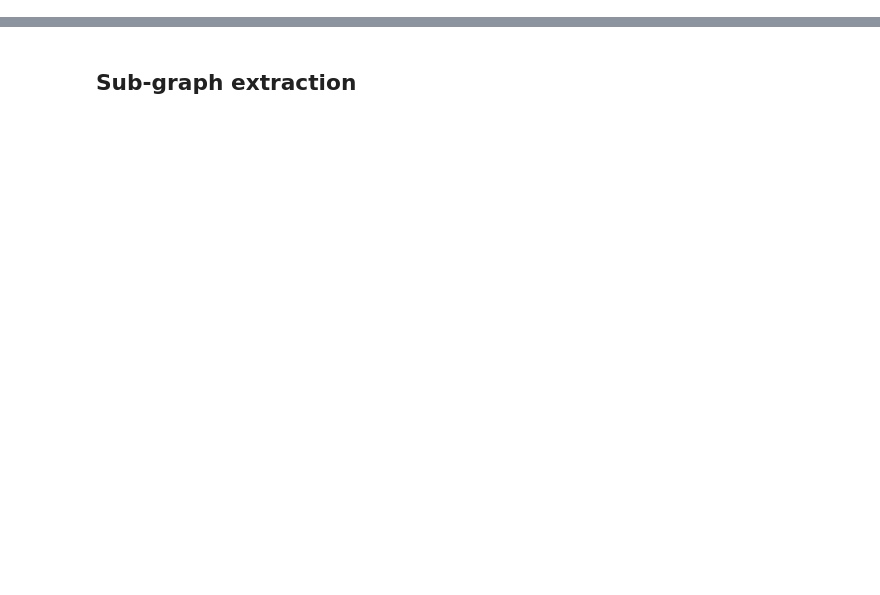
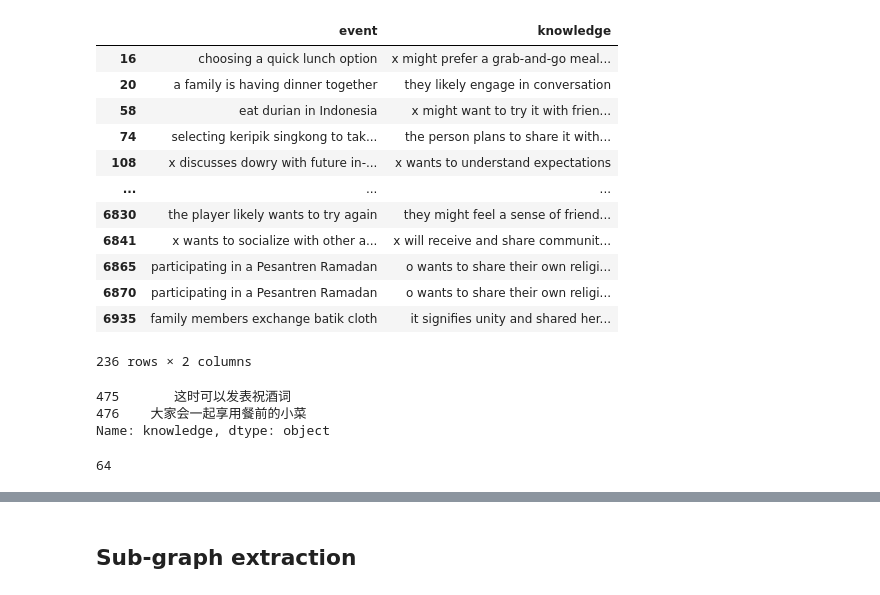
Before and after one commit to JuniorTonga/Cultural_Commonsense_Knowledge_Graph, a Jupyter notebook: notebooks/analysis.ipynb, the cells around one changed output, grey strips where cells are left out. Saved outputs shown, nothing was run; the diff lists cells and outputs as text; code cells hidden in the pictures; blank space fills up the shorter version.

Commit message:
quick changes

```diff
--- a/notebooks/analysis.ipynb
+++ b/notebooks/analysis.ipynb
@@ -8,8 +8,50 @@ from tqdm import tqdm
 import os
 # %%
 # expanded commonsense dataset
-commonsense_data=pd.read_excel('/Users/juniorcedrictonga/RA_MBZUAI/new_prompt_test.xlsx',sheet_name='China')
-commonsense_data
+commonsense_data=pd.read_excel('/Users/juniorcedrictonga/RA_MBZUAI/Cultural_Commonsense_Knowledge_Graph/results/monolingual_extension.xlsx',sheet_name='Indonesia')
+#commonsense_data.duplicated()
+#commonsense_data[commonsense_data.duplicated()]
+commonsense_data=commonsense_data[['event','knowledge']]
+duplicates = commonsense_data[commonsense_data.duplicated(keep=False)]
+duplicates
+# %% [output]
+|  | event | knowledge |
+| 16 | choosing a quick lunch option | x might prefer a grab-and-go meal... |
+| 20 | a family is having dinner together | they likely engage in conversation |
+| 58 | eat durian in Indonesia | x might want to try it with frien... |
+| 74 | selecting keripik singkong to tak... | the person plans to share it with... |
+| 108 | x discusses dowry with future in-... | x wants to understand expectations |
+| ... | ... | ... |
+| 6830 | the player likely wants to try again | they might feel a sense of friend... |
+| 6841 | x wants to socialize with other a... | x will receive and share communit... |
+| 6865 | participating in a Pesantren Ramadan | o wants to share their own religi... |
+| 6870 | participating in a Pesantren Ramadan | o wants to share their own religi... |
+| 6935 | family members exchange batik cloth | it signifies unity and shared her... |
+236 rows × 2 columns
+# %%
+def get_valeur(df, element):
+    return df.loc[df['event'] == element, 'knowledge'].values[0]
+
+valeur = get_valeur(commonsense_data, '其他人会回应并一起举杯')
+print(valeur)
+# %% [output]
+475       这时可以发表祝酒词
+476    大家会一起享用餐前的小菜
+Name: knowledge, dtype: object
+# %%
+england_sub_topics=['breakfast','dinner','traditional foods and beverages','cutlery','cooking ware', 'fruit', 'food souvenirs', 'snacks',
+               'wedding location', 'wedding dowry', 'traditions before marriage', 'traditions when getting married', 'traditions after marriage',
+               'men’s wedding clothes', 'women’s wedding clothes', 'songs and activities during the wedding', 'invited guests at a wedding', 'gift brought to weddings', 'food at a wedding',
+                'eating habit', 'greetings habits', 'financial habits (saving, debit/credit)', 'punctuality habits', 'cleanliness habits', 'shower time habits', 'transportation habits',
+                'popular sports','musical instruments', 'folks songs', 'traditional dances', 'use of art at certain events', 'poetry or similar literature',
+               'morning activities', 'afternoon activities', 'evening activities', 'Leisure and relaxation activities', 'Household activities (cleaning, home management)',
+                 'relationships within the main family', 'relationships in the extended family', 'relations with society/neighbors', 'clan/descendant system',
+                 'traditions during pregnancy', 'traditions after birth', 'how to care for a newborn baby', 'how to care for toddlers', 'how to care for teenagers', 'parents and children interactions as adults', 'when death occurs', 'the process of dealing with a corpse', 'traditions after the body is buried', 'the clothes of the mourners','inheritance matters',
+                'traditions before religious holidays', 'traditions leading up to religious holidays', 'traditions during religious holidays', 'traditions after holidays',
+               'traditional game types','regular religious activities', 'mystical things', 'traditional ceremonies', 'lifestyle', 'self care', 'traditional medicine', 'traditional sayings']
+len(england_sub_topics)
+# %% [output]
+64
 # %%
 #cleaning
 clean_commonsense_data=commonsense_data[['event','knowledge','relation','llm_result','location','sub_topic']].drop_duplicates()
```
Also changed, not shown: parts of 11 cells of this notebook, 2 other files.
